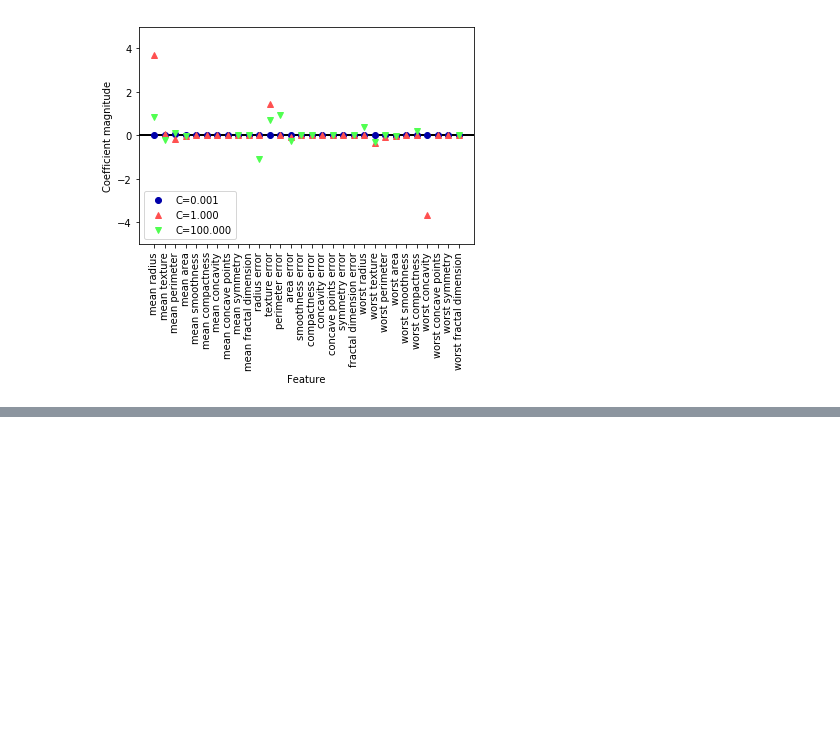
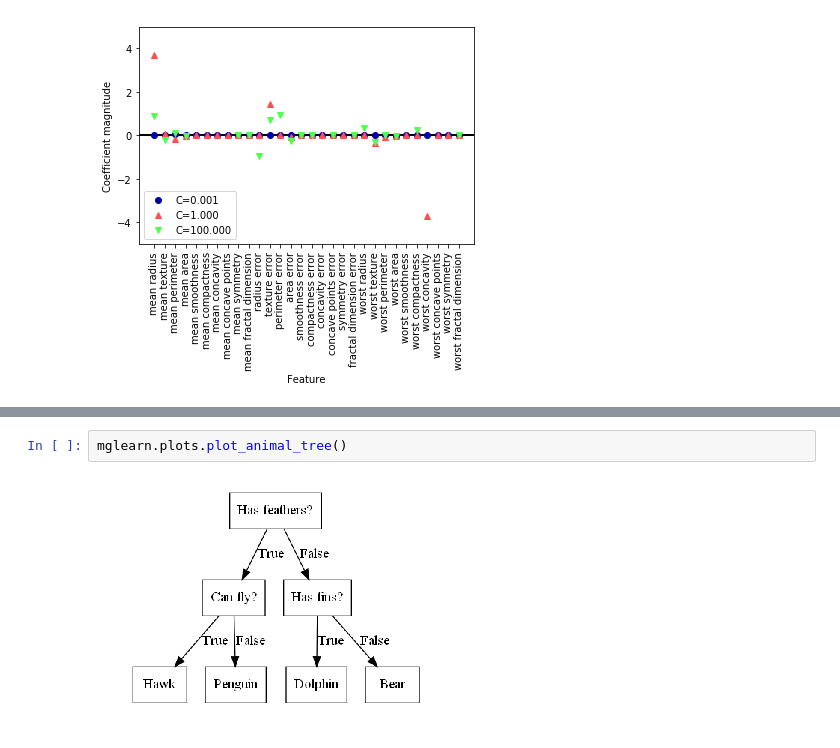
Before and after one commit to dlegoues/introduction_to_ml_with_python, a Jupyter notebook: 02-supervised-learning.ipynb, the cells around one changed output, grey strips where cells are left out. Drawn from its saved outputs; the diff is of its cells as text; blank space fills up the shorter version.

```diff
--- a/02-supervised-learning.ipynb
+++ b/02-supervised-learning.ipynb
@@ -476,0 +584,4 @@ Test accuracy of l1 logreg with C=100.000: 0.98
+# %%
+mglearn.plots.plot_animal_tree()
+# %% [output]
+[figure, added]
```
Also changed, not shown: parts of 18 cells of this notebook, 1 other file.
